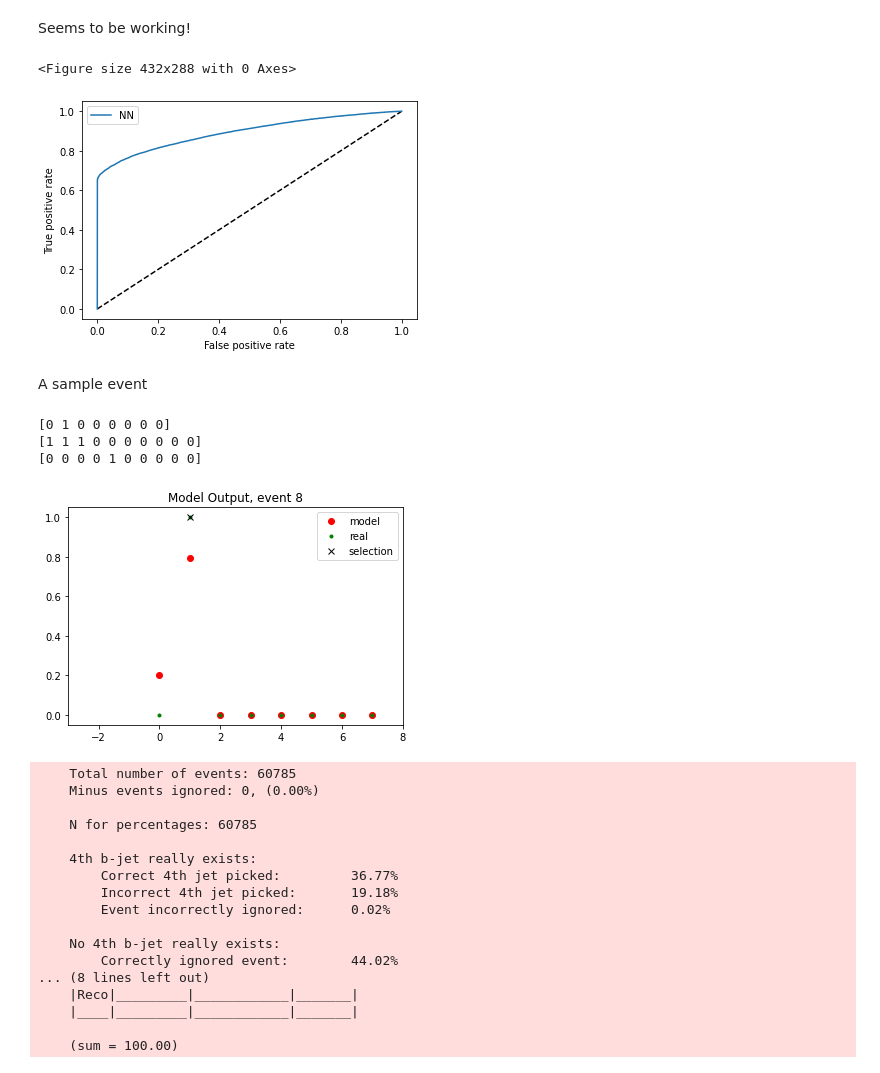
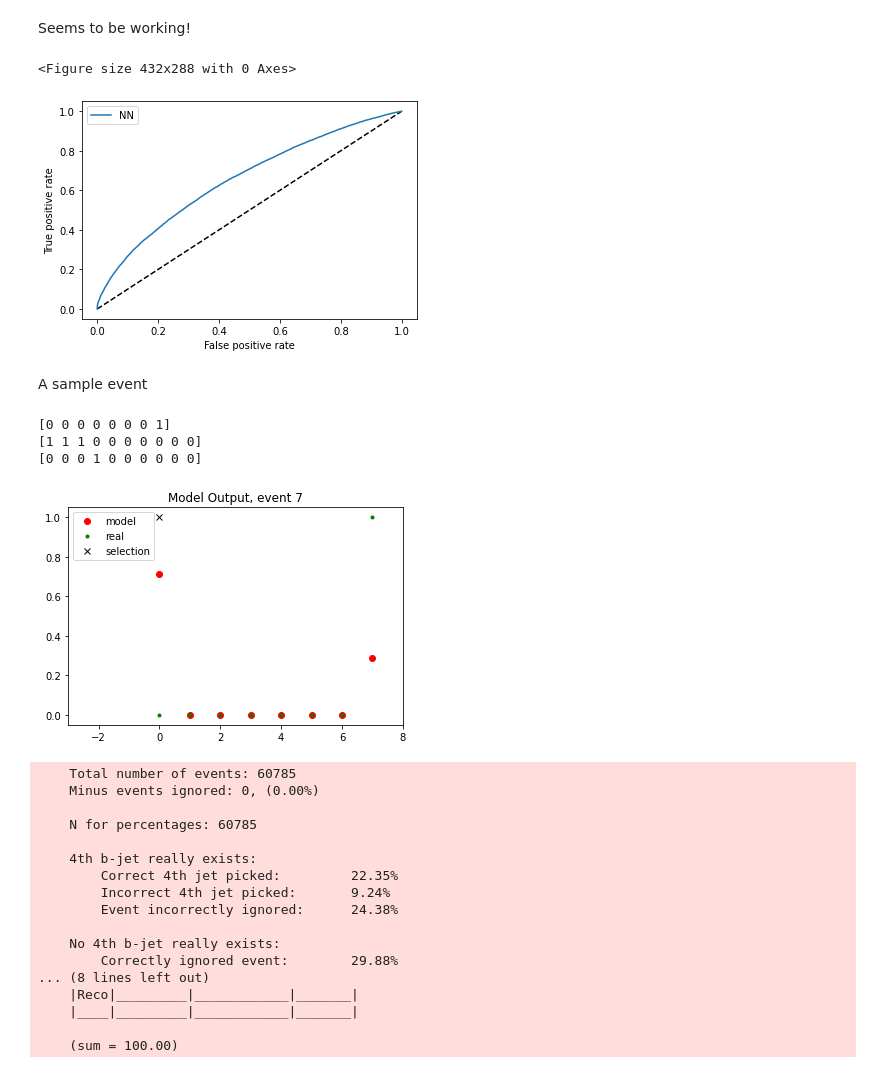
Before and after one commit to callum-mccracken/bbb, a Jupyter notebook: first_nn.ipynb, the cells around one changed output. Drawn from its saved outputs; the diff is of its cells as text; code cells hidden in the pictures.

Commit message:
removed some truth data from the nn that was in there by accident

```diff
--- a/first_nn.ipynb
+++ b/first_nn.ipynb
@@ -56,8 +56,7 @@ Then prepare for keras stuff
 # %%
 cutoff = 10
 
-padding_val = -100
-no_tag_val = 0
+padding_val = 0
 
 # cut off and pad
 # cutoff+1 so we can have a no-4th-jet option as last index
@@ -86,14 +85,10 @@ n_untagged = np.count_nonzero(untagged, axis=1)
     so we have take n_untagged == 1
 """
 
-# cases where there is no true 4th jet
-where_no_4th = (n_untagged == 0)
+# in events where there is no true 4th jet
+# say that there's a jet in the last index, keep default padding values for pt, eta, phi
+untagged[(n_untagged == 0), -1] = 1
 
-# say that there's a jet in the last index with these parameters
-untagged[where_no_4th, -1] = 1
-padded_pt[where_no_4th, -1] = no_tag_val
-padded_eta[where_no_4th, -1] = no_tag_val
-padded_phi[where_no_4th, -1] = no_tag_val
 
 # for now, consider only the events where one jet is not tagged
 # or where there are only 3 real b jets
@@ -265,7 +260,7 @@ plt.legend(loc='best')
 plt.show()
 # %% [output]
 <Figure size 432x288 with 0 Axes>
-[figure, old version]
+[figure, new version]
 # %% [markdown]
 A sample event
 # %%
@@ -280,37 +275,37 @@ test_tag = np.array([[1, 1, 1] + [0]*len(t) for t in untagged[test]])
 # these correspond to picking jet 4 --> 10 or no jet ("jet 11")
 selection_index = np.argmax(nn_score[test], axis=1)
 
 # put this in a better format
 selection_index += 3
 selections = np.zeros_like(test_tag, dtype=int)
 for i, s in enumerate(selection_index):
     selections[i][s] = 1
 
 # then chop off the last index so selection = [0,...,0] for no selection
 test_truth = test_truth[:, :-1]
 test_tag = test_tag[:, :-1]
 selections = selections[:, :-1]
 
 
-i = 8
+i = 7
 print(untagged[test][i])
 print(test_tag[i])
 print(selections[i])
 #for j in range(len(pt[1])):
     #print(j, f"{s_pt[test][i][j]:.2f}", f"{s_eta[test][i][j]:.2f}", f"{s_phi[test][i][j]:.2f}")
     #print(j, f"{pt[test][i][j]:.2f}", f"{eta[test][i][j]:.2f}", f"{phi[test][i][j]:.2f}")
 plt.title(f"Model Output, event {i}")
 plt.plot(nn_score[test][i], "ro", label="model")
 plt.plot(untagged[test][i], "g.", label="real")
 plt.plot([selection_index[i]-3], [1], "kx", label="selection")
 plt.legend()
 plt.xlim(-3, 8)
 plt.show()
 # %% [output]
-[0 1 0 0 0 0 0 0]
+[0 0 0 0 0 0 0 1]
 [1 1 1 0 0 0 0 0 0 0]
-[0 0 0 0 1 0 0 0 0 0]
+[0 0 0 1 0 0 0 0 0 0]
-[figure, old version]
+[figure, new version]
 # %%
 
 tools.evaluate_model(test_truth, test_tag, selections)
@@ -321,12 +316,12 @@ tools.evaluate_model(test_truth, test_tag, selections)
     N for percentages: 60785
 
     4th b-jet really exists:
-        Correct 4th jet picked:         36.77%
-        Incorrect 4th jet picked:       19.18%
-        Event incorrectly ignored:      0.02%
+        Correct 4th jet picked:         22.35%
+        Incorrect 4th jet picked:       9.24%
+        Event incorrectly ignored:      24.38%
 
     No 4th b-jet really exists:
-        Correctly ignored event:        44.02%
+        Correctly ignored event:        29.88%
 ... (8 lines left out)
     |Reco|_________|____________|_______|
     |____|_________|____________|_______|
```
Also changed, not shown: parts of 3 cells of this notebook, 2 other files.
